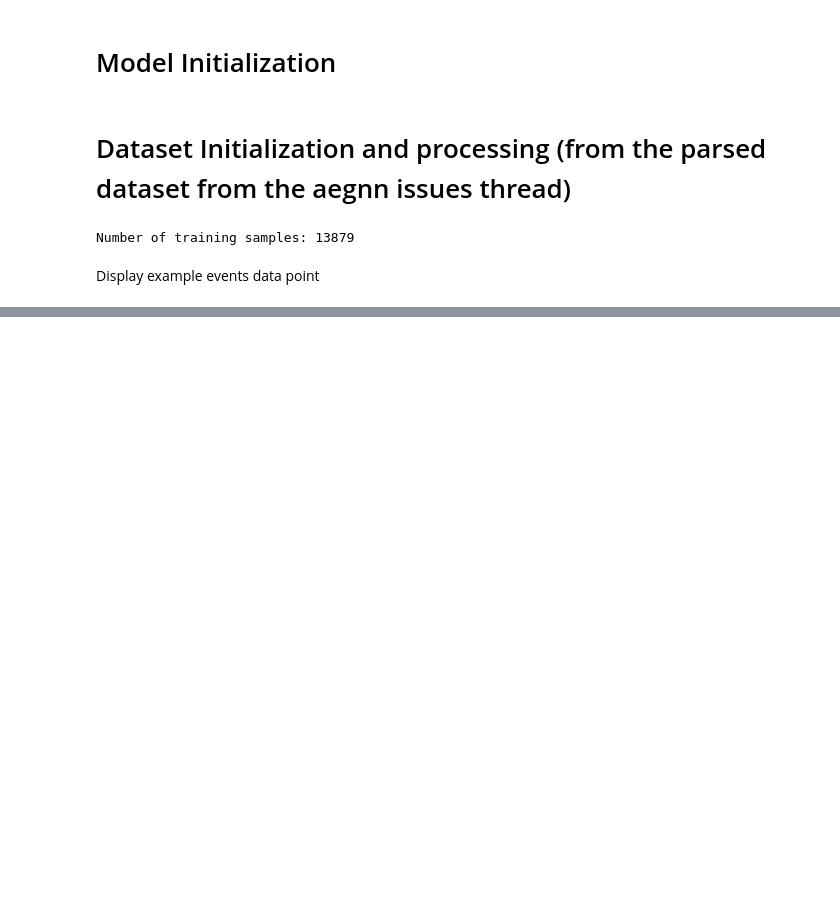
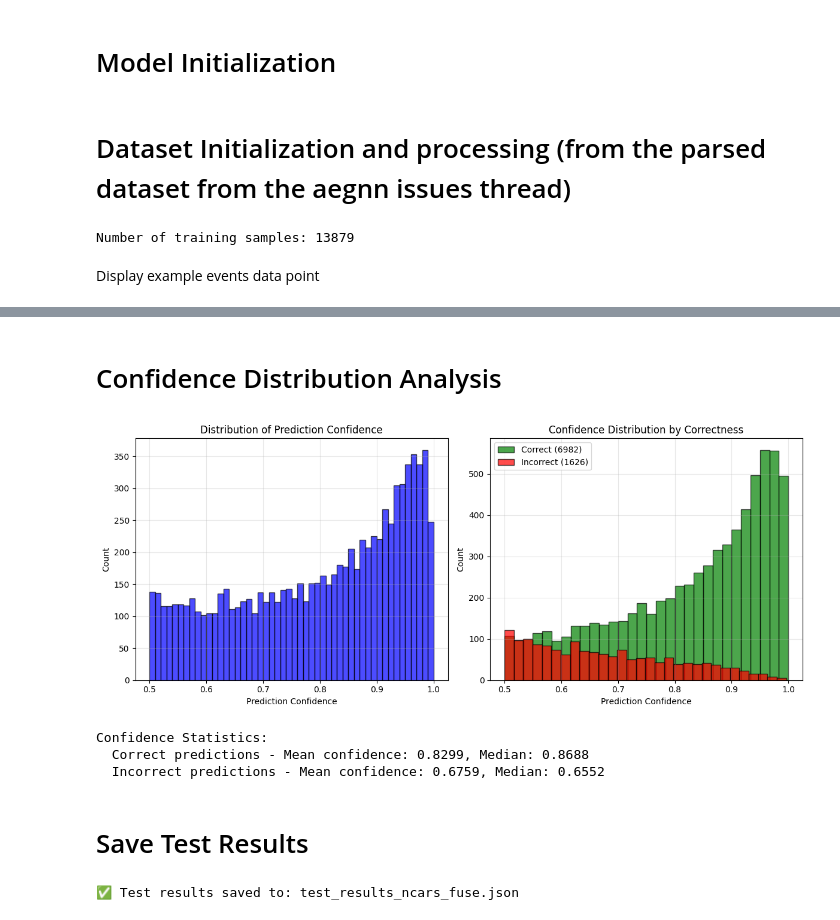
Before and after one commit to BPasak/GNNBenchmark, a Jupyter notebook: src/Examples/EvGNN_On_NCars.ipynb, the cells around one changed output, grey strips where cells are left out. Drawn from its saved outputs; the diff is of its cells as text; code cells hidden in the pictures; blank space fills up the shorter version.

```diff
--- a/src/Examples/EvGNN_On_NCars.ipynb
+++ b/src/Examples/EvGNN_On_NCars.ipynb
@@ -315,0 +439,63 @@ Accuracy: 0.8375
+# %% [markdown]
+# Confidence Distribution Analysis
+# %%
+# Plot confidence distribution
+plt.figure(figsize=(12, 5))
+
+# Overall confidence distribution
+plt.subplot(1, 2, 1)
+plt.hist(all_confidences, bins=50, alpha=0.7, color='blue', edgecolor='black')
+plt.xlabel('Prediction Confidence')
+plt.ylabel('Count')
+plt.title('Distribution of Prediction Confidence')
+plt.grid(True, alpha=0.3)
+
+# Confidence by correctness
+plt.subplot(1, 2, 2)
+correct_mask = all_predictions == all_references
+correct_conf = all_confidences[correct_mask]
+incorrect_conf = all_confidences[~correct_mask]
+
+plt.hist(correct_conf, bins=30, alpha=0.7, label=f'Correct ({len(correct_conf)})', color='green', edgecolor='black')
+plt.hist(incorrect_conf, bins=30, alpha=0.7, label=f'Incorrect ({len(incorrect_conf)})', color='red', edgecolor='black')
+plt.xlabel('Prediction Confidence')
+plt.ylabel('Count')
+plt.title('Confidence Distribution by Correctness')
+plt.legend()
+plt.grid(True, alpha=0.3)
+
+plt.tight_layout()
+plt.show()
+
+print(f"\nConfidence Statistics:")
+print(f"  Correct predictions - Mean confidence: {np.mean(correct_conf):.4f}, Median: {np.median(correct_conf):.4f}")
+print(f"  Incorrect predictions - Mean confidence: {np.mean(incorrect_conf):.4f}, Median: {np.median(incorrect_conf):.4f}")
+# %% [output]
+[figure, added]
+Confidence Statistics:
+  Correct predictions - Mean confidence: 0.8299, Median: 0.8688
+  Incorrect predictions - Mean confidence: 0.6759, Median: 0.6552
+# %% [markdown]
+# Save Test Results
+# %%
+# Save detailed results
+results = {
+    'accuracy': float(accuracy),
+    'num_samples': len(all_references),
+    'predictions': all_predictions.tolist(),
+    'references': all_references.tolist(),
+    'confidences': all_confidences.tolist(),
+    'per_class_accuracy': {
+        class_name: float(np.mean(all_predictions[all_references == idx] == all_references[all_references == idx]))
+        for idx, class_name in enumerate(classes)
+        if (all_references == idx).sum() > 0
+    }
+}
+
+import json
+with open(f'test_results_{dataset}_fuse.json', 'w') as f:
+    json.dump(results, f, indent=2)
+
+print(f"\n✅ Test results saved to: test_results_{dataset}_fuse.json")
+# %% [output]
+✅ Test results saved to: test_results_ncars_fuse.json
```
Also changed, not shown: parts of 10 cells of this notebook, 1 other file.
